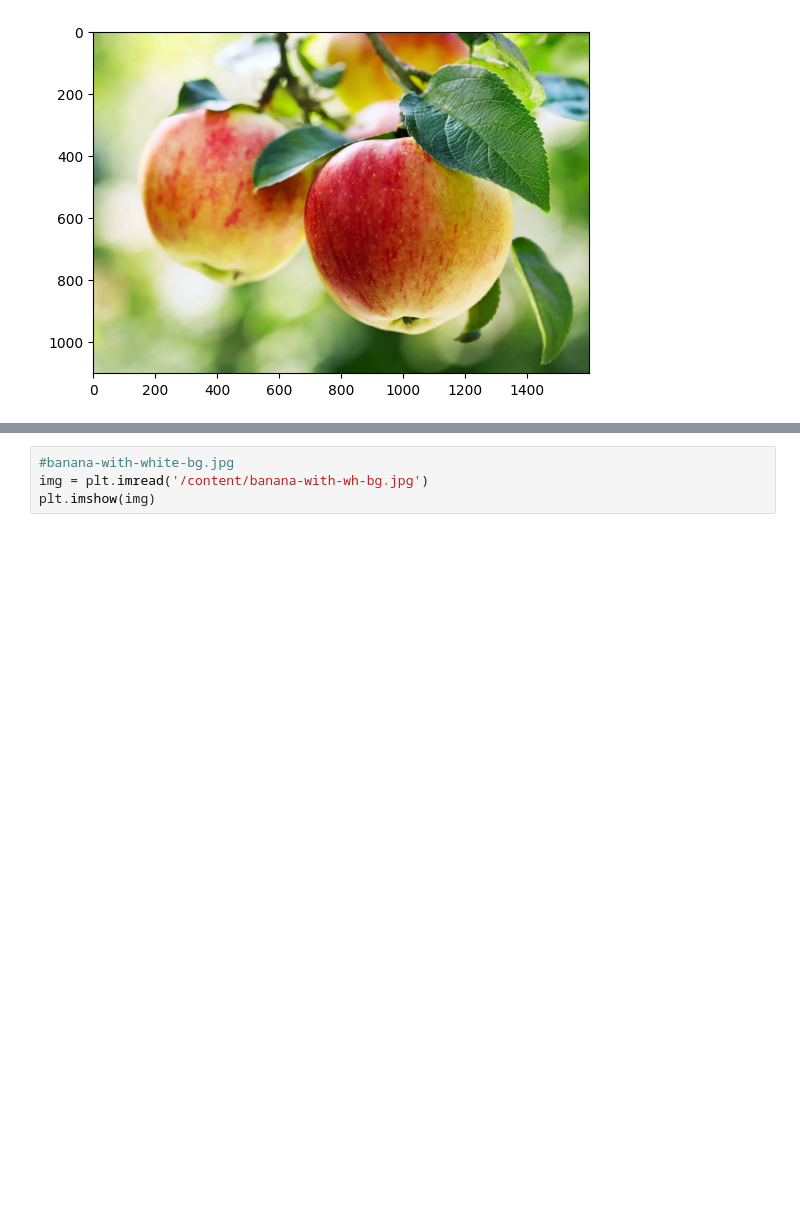
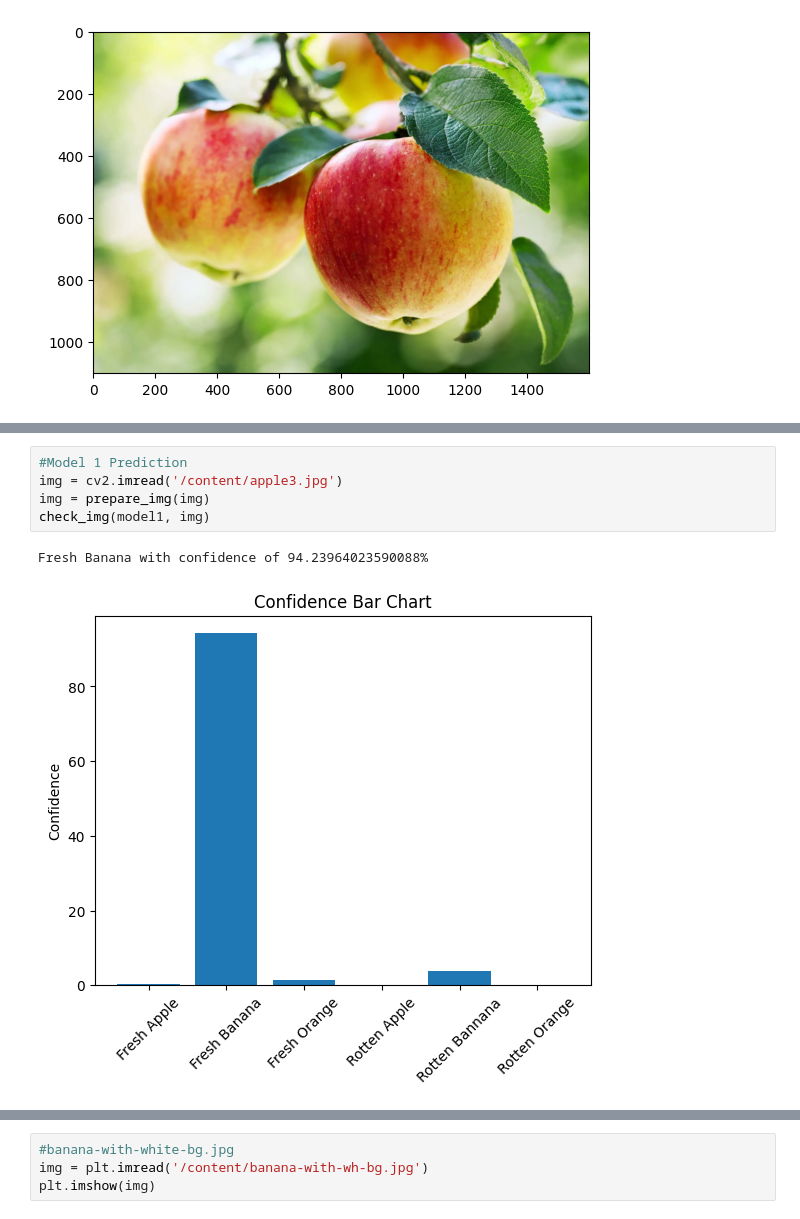
Before and after one commit to Prashanf/fruit-freshness-classifier, a Jupyter notebook: notebooks/fruit_freshness_check.ipynb, the cells around one changed output, grey strips where cells are left out. Cells and saved outputs as stored; diff of their text form; blank space fills up the shorter version.

Commit message:
updating check notbook

```diff
--- a/notebooks/fruit_freshness_check.ipynb
+++ b/notebooks/fruit_freshness_check.ipynb
@@ -230,0 +245,8 @@ Fresh Apple with confidence of 99.66484904289246%
+# %%
+#Model 1 Prediction
+img = cv2.imread('/content/apple3.jpg')
+img = prepare_img(img)
+check_img(model1, img)
+# %% [output]
+Fresh Banana with confidence of 94.23964023590088%
+[figure, added]
```
Also changed, not shown: parts of 17 cells of this notebook.
